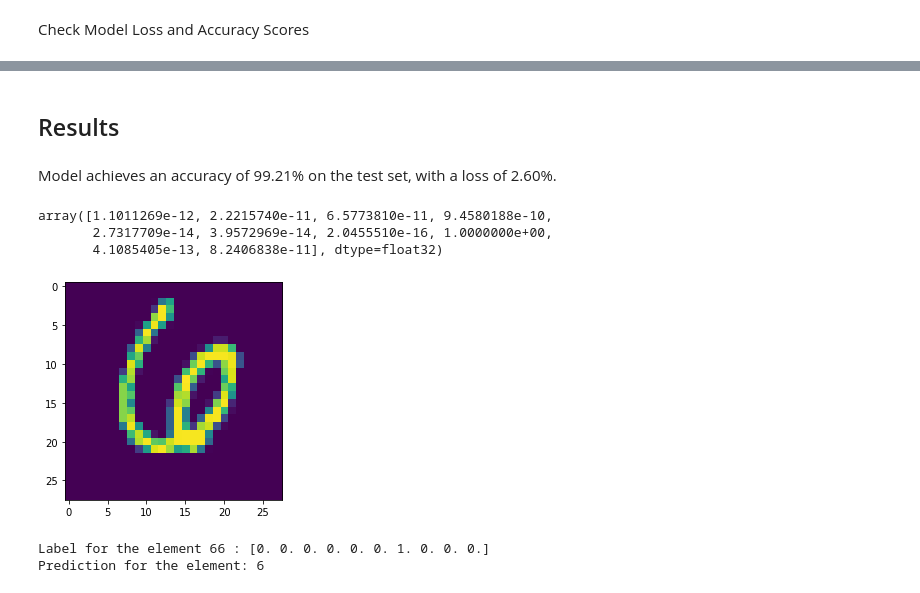
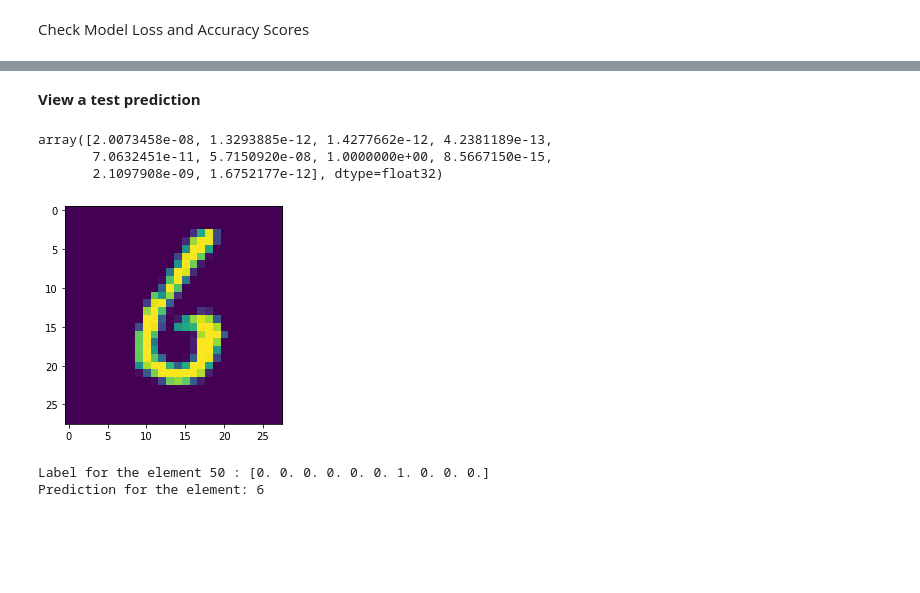
Before and after one commit to jammy-bot/keras-simple-covnet, a Jupyter notebook: keras_simple_covnet.ipynb, the cells around one changed output, grey strips where cells are left out. Drawn from its saved outputs; the diff is of its cells as text; code cells hidden in the pictures; blank space fills up the shorter version.

```diff
--- a/keras_simple_covnet.ipynb
+++ b/keras_simple_covnet.ipynb
@@ -165,25 +224,24 @@ Test accuracy: 0.9904999732971191
-# %% [markdown]
-## Results
-# %% [markdown]
-Model achieves an accuracy of 99.21\% on the test set, with a loss of 2.60\%.
+# %% [markdown]
+__View a test prediction__
 # %%
 predictions = model.predict(x_test[0:100])
 
-predictions[0]
+# view prediction probababilities for element 50
+predictions[50]
 # %% [output]
-array([1.1011269e-12, 2.2215740e-11, 6.5773810e-11, 9.4580188e-10,
-       2.7317709e-14, 3.9572969e-14, 2.0455510e-16, 1.0000000e+00,
-       4.1085405e-13, 8.2406838e-11], dtype=float32)
+array([2.0073458e-08, 1.3293885e-12, 1.4277662e-12, 4.2381189e-13,
+       7.0632451e-11, 5.7150920e-08, 1.0000000e+00, 8.5667150e-15,
+       2.1097908e-09, 1.6752177e-12], dtype=float32)
 # %%
 # show the image for element 50
-element =  np.random.randint(len(predictions))
+element = 50
 plt.imshow(x_test[element].reshape(28,28))
 plt.show()
 
-# show the mode's prediction for a random element from the test set
+# show the mode's prediction for element 50
 print("Label for the element", element,":", y_test[element])
 print("Prediction for the element:", np.argmax(predictions[element]))
 # %% [output]
-[figure, old version]
+[figure, new version]
-Label for the element 66 : [0. 0. 0. 0. 0. 0. 1. 0. 0. 0.]
+Label for the element 50 : [0. 0. 0. 0. 0. 0. 1. 0. 0. 0.]
 Prediction for the element: 6
```
Also changed, not shown: parts of 13 cells of this notebook.
